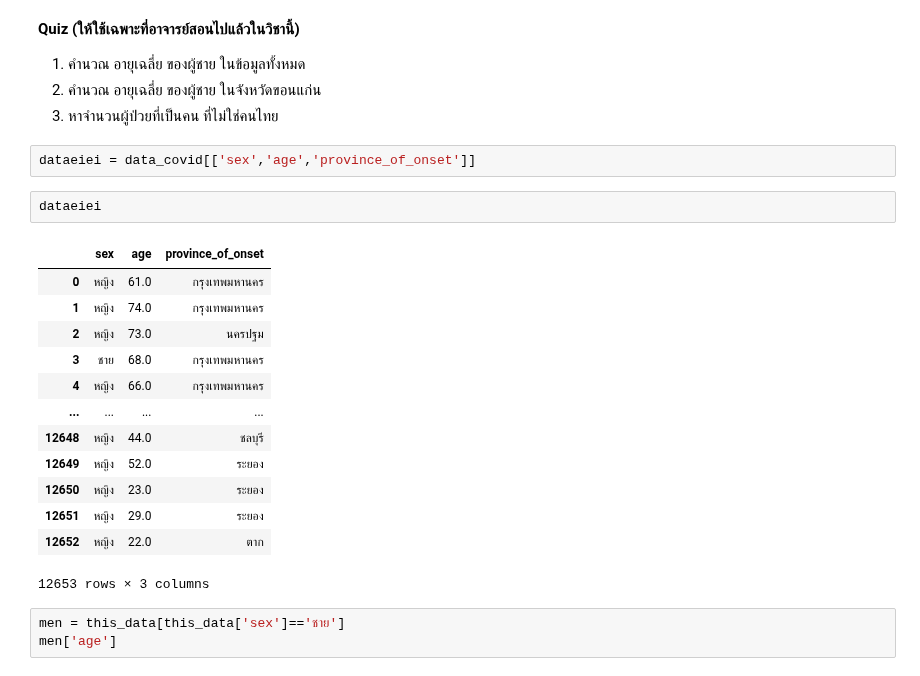
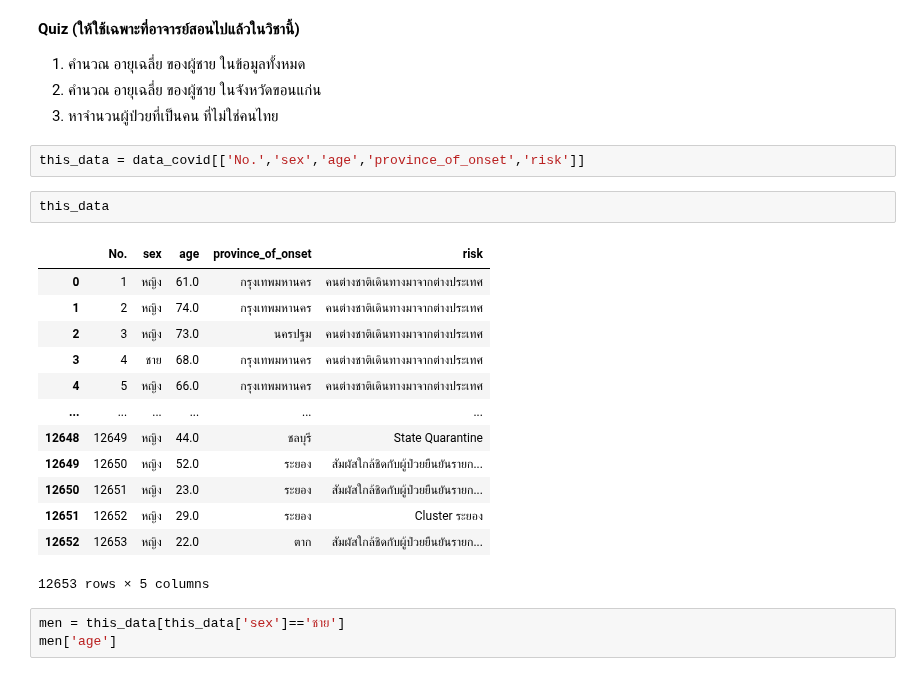
Before and after one commit to Jaomiew/data_viz_2022, a Jupyter notebook: Pandas101.ipynb, the cells around one changed output. Cells and saved outputs as stored; diff of their text form.

```diff
--- a/Pandas101.ipynb
+++ b/Pandas101.ipynb
@@ -181,23 +181,23 @@ Name: province_of_onset, dtype: bool
 2. คำนวณ อายุเฉลี่ย ของผู้ชาย ในจังหวัดขอนแก่น
 3. หาจำนวนผู้ป่วยที่เป็นคน ที่ไม่ใช่คนไทย
 # %%
-dataeiei = data_covid[['sex','age','province_of_onset']]
+this_data = data_covid[['No.','sex','age','province_of_onset','risk']]
-# %%
-dataeiei
-# %% [output]
-|  | sex | age | province_of_onset |
-| 0 | หญิง | 61.0 | กรุงเทพมหานคร |
-| 1 | หญิง | 74.0 | กรุงเทพมหานคร |
-| 2 | หญิง | 73.0 | นครปฐม |
-| 3 | ชาย | 68.0 | กรุงเทพมหานคร |
-| 4 | หญิง | 66.0 | กรุงเทพมหานคร |
-| ... | ... | ... | ... |
-| 12648 | หญิง | 44.0 | ชลบุรี |
-| 12649 | หญิง | 52.0 | ระยอง |
-| 12650 | หญิง | 23.0 | ระยอง |
-| 12651 | หญิง | 29.0 | ระยอง |
-| 12652 | หญิง | 22.0 | ตาก |
-12653 rows × 3 columns
+# %%
+this_data
+# %% [output]
+|  | No. | sex | age | province_of_onset | risk |
+| 0 | 1 | หญิง | 61.0 | กรุงเทพมหานคร | คนต่างชาติเดินทางมาจากต่างประเทศ |
+| 1 | 2 | หญิง | 74.0 | กรุงเทพมหานคร | คนต่างชาติเดินทางมาจากต่างประเทศ |
+| 2 | 3 | หญิง | 73.0 | นครปฐม | คนต่างชาติเดินทางมาจากต่างประเทศ |
+| 3 | 4 | ชาย | 68.0 | กรุงเทพมหานคร | คนต่างชาติเดินทางมาจากต่างประเทศ |
+| 4 | 5 | หญิง | 66.0 | กรุงเทพมหานคร | คนต่างชาติเดินทางมาจากต่างประเทศ |
+| ... | ... | ... | ... | ... | ... |
+| 12648 | 12649 | หญิง | 44.0 | ชลบุรี | State Quarantine |
+| 12649 | 12650 | หญิง | 52.0 | ระยอง | สัมผัสใกล้ชิดกับผู้ป่วยยืนยันรายก... |
+| 12650 | 12651 | หญิง | 23.0 | ระยอง | สัมผัสใกล้ชิดกับผู้ป่วยยืนยันรายก... |
+| 12651 | 12652 | หญิง | 29.0 | ระยอง | Cluster ระยอง |
+| 12652 | 12653 | หญิง | 22.0 | ตาก | สัมผัสใกล้ชิดกับผู้ป่วยยืนยันรายก... |
+12653 rows × 5 columns
 # %%
 men = this_data[this_data['sex']=='ชาย']
 men['age']
```
Also changed, not shown: parts of 3 cells of this notebook.
